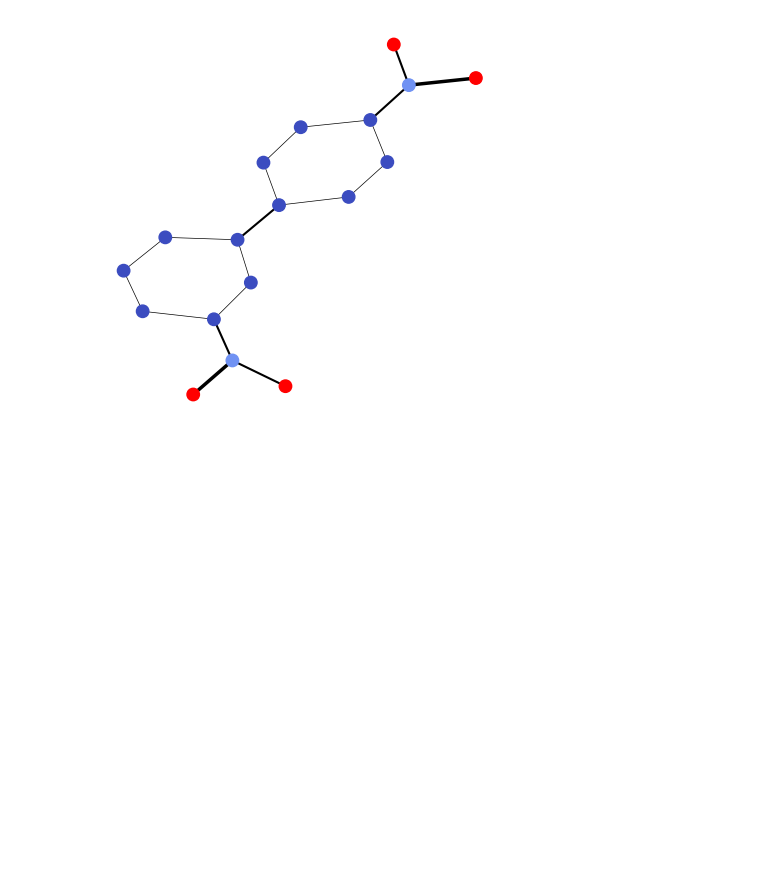
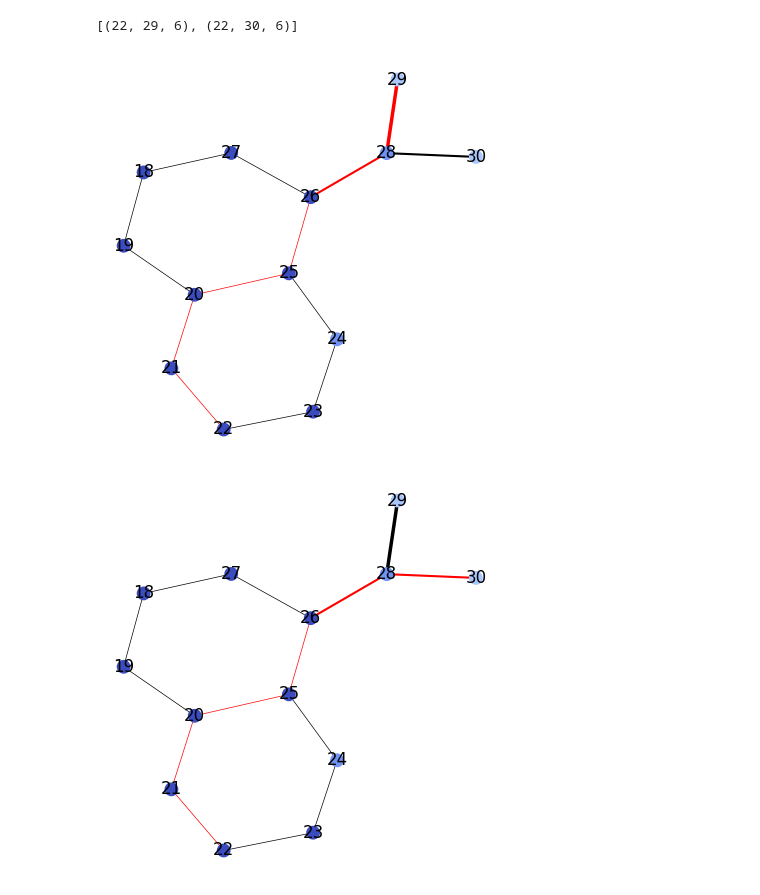
Before and after one commit to congrendai/MSc_Individual_Project, a Jupyter notebook: model.ipynb, the cells around one changed output. Cells and saved outputs as stored; diff of their text form; code cells hidden in the pictures; blank space fills up the shorter version.

```diff
--- a/model.ipynb
+++ b/model.ipynb
@@ -10,4 +10,10 @@ SP.waterfall_plot(20)
-# %%
-SP.highlight_features(20, 2)
-# %% [output]
-[figure, removed]
+# %%
+features = SP.find_features(1, 32)
+features
+# %% [output]
+[(22, 29, 6), (22, 30, 6)]
+# %%
+SP.highlight_features(1, 32, with_labels=True)
+# %% [output]
+[figure, added]
+[figure, added]
```
Also changed, not shown: parts of 2 cells of this notebook, 1 other file.
